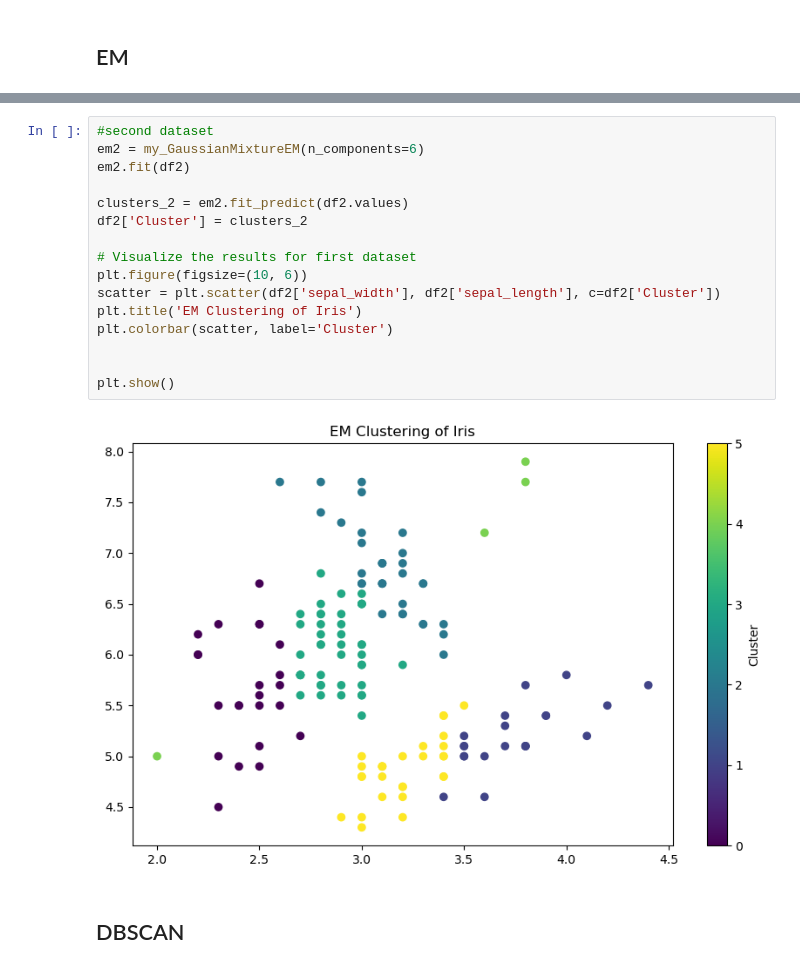
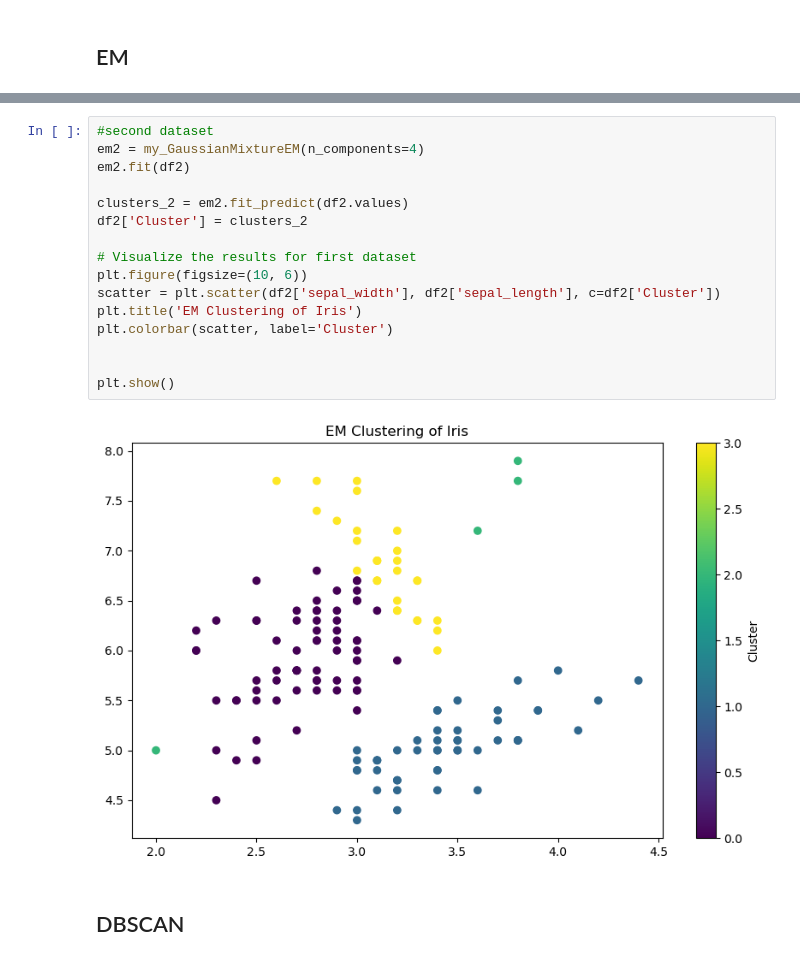
Before and after one commit to sanchous1000/fall-24, a Jupyter notebook: students/mt-desta/lab1/source/run.ipynb, the cells around one changed output, grey strips where cells are left out. Saved outputs shown, nothing was run; the diff lists cells and outputs as text.

```diff
--- a/students/mt-desta/lab1/source/run.ipynb
+++ b/students/mt-desta/lab1/source/run.ipynb
@@ -66,21 +114,21 @@ plt.show()
 # %%
 #second dataset
-em2 = my_GaussianMixtureEM(n_components=6)
+em2 = my_GaussianMixtureEM(n_components=4)
 em2.fit(df2)
 
 clusters_2 = em2.fit_predict(df2.values)
 df2['Cluster'] = clusters_2
 
 # Visualize the results for first dataset
 plt.figure(figsize=(10, 6))
 scatter = plt.scatter(df2['sepal_width'], df2['sepal_length'], c=df2['Cluster'])
 plt.title('EM Clustering of Iris')
 plt.colorbar(scatter, label='Cluster')
 
 
 plt.show()
 # %% [output]
-[figure, old version]
+[figure, new version]
 # %% [markdown]
 ## DBSCAN
 # %%
```
Also changed, not shown: parts of 21 cells of this notebook, 11 other files.
